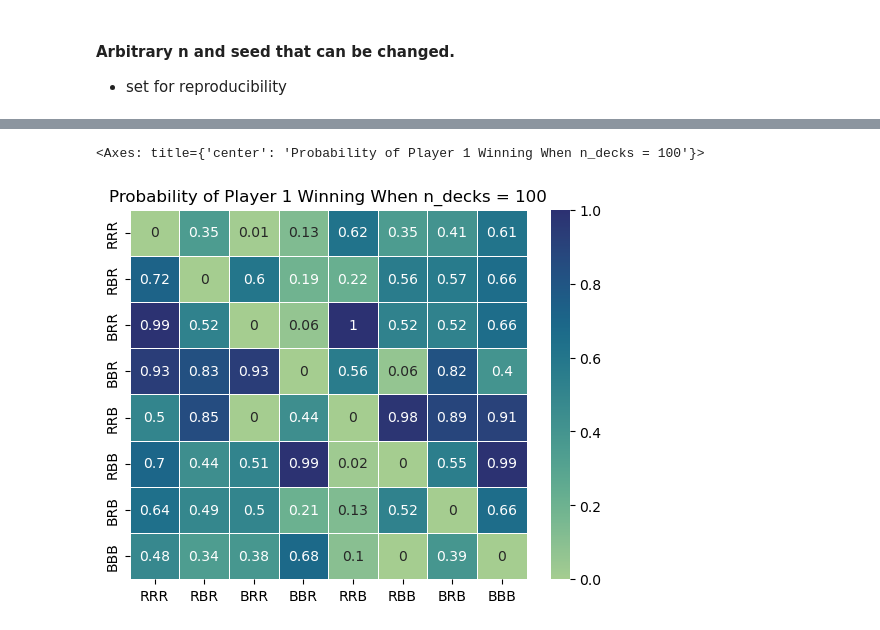
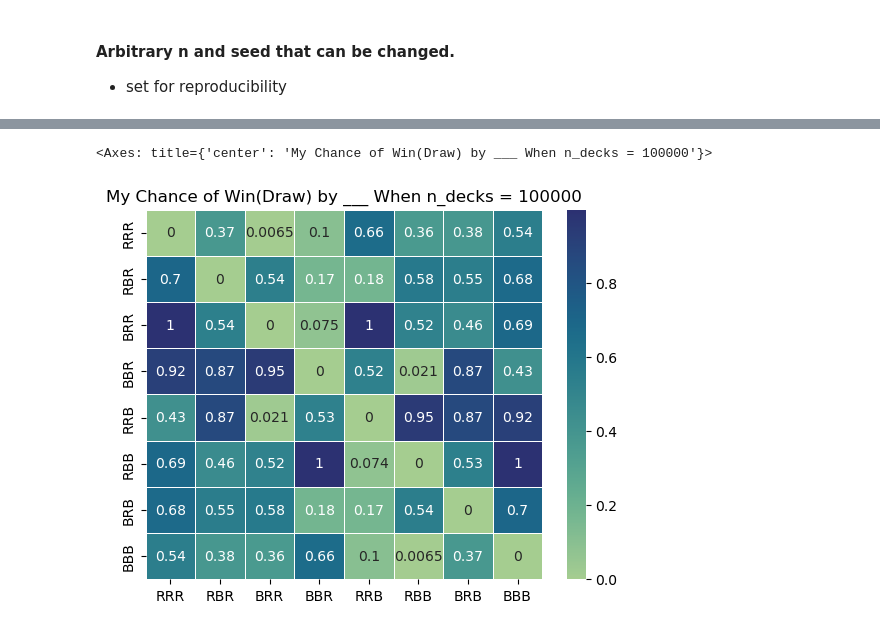
Before and after one commit to ajstiglitz/ProjectPenney, a Jupyter notebook: WorkingCode.ipynb, the cells around one changed output, grey strips where cells are left out. Saved outputs shown, nothing was run; the diff lists cells and outputs as text; code cells hidden in the pictures.

```diff
--- a/WorkingCode.ipynb
+++ b/WorkingCode.ipynb
@@ -42,7 +56,7 @@ File: data\to_load\seed55_decks100_timestamp2025-03-01-21-23-15-052350.npy moved
 matrix = src.computing.calc_probability()
 # %%
 # code for the heatmap visualization
-src.visualization.decks_heatmap(matrix, 100)
+src.visualization.decks_heatmap(matrix, 100000)
 # %% [output]
-<Axes: title={'center': 'Probability of Player 1 Winning When n_decks = 100'}>
+<Axes: title={'center': 'My Chance of Win(Draw) by ___ When n_decks = 100000'}>
-[figure, old version]
+[figure, new version]
```
Also changed, not shown: parts of 3 cells of this notebook, 30 other files.
